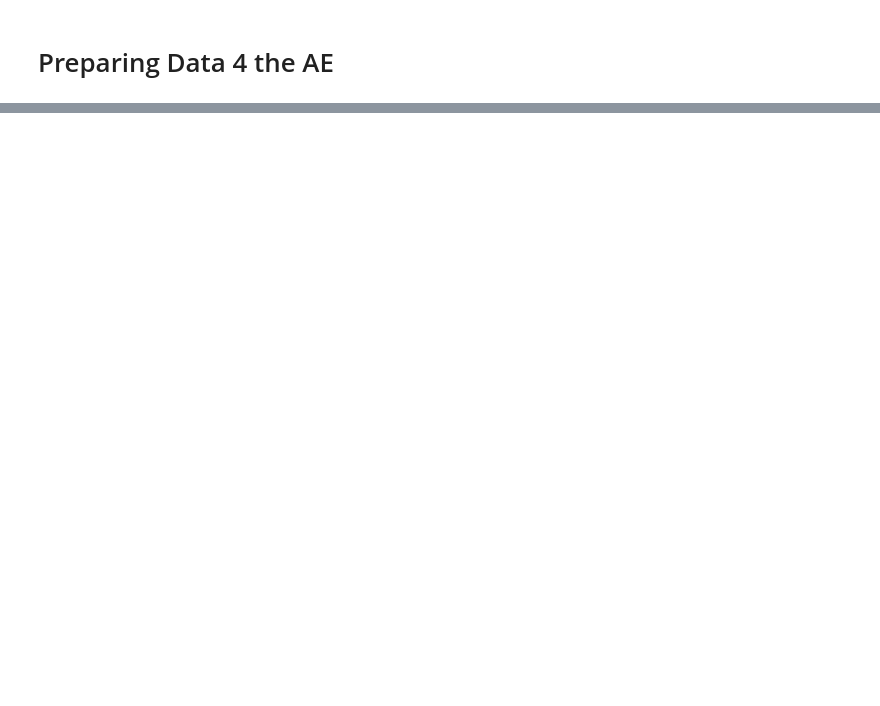
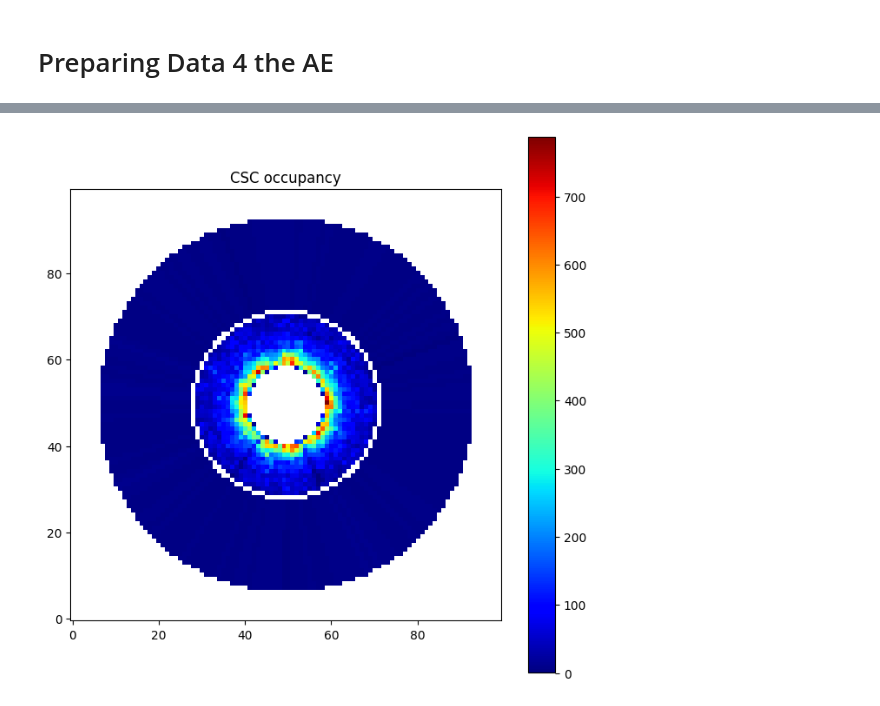
Before and after one commit to Ma128-bit/ML4DQM_deprecated, a Jupyter notebook: CSC_AE_preprocessing.ipynb, the cells around one changed output, grey strips where cells are left out. Cells and saved outputs as stored; diff of their text form; code cells hidden in the pictures; blank space fills up the shorter version.

```diff
--- a/CSC_AE_preprocessing.ipynb
+++ b/CSC_AE_preprocessing.ipynb
@@ -242,0 +171,4 @@ elif rebin_val == 2:
+# %%
+Show2Dimg(summed_data["new_img_in"][0]+summed_data["new_img_out"][0])
+# %% [output]
+[figure, added]
```
Also changed, not shown: parts of 52 cells of this notebook, 5 other files.
